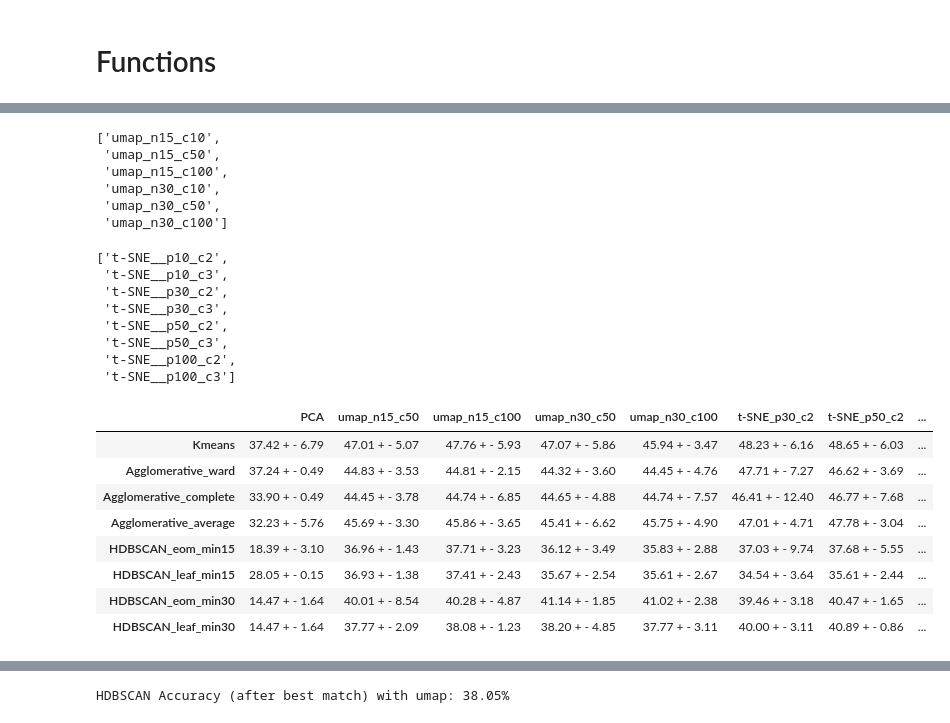
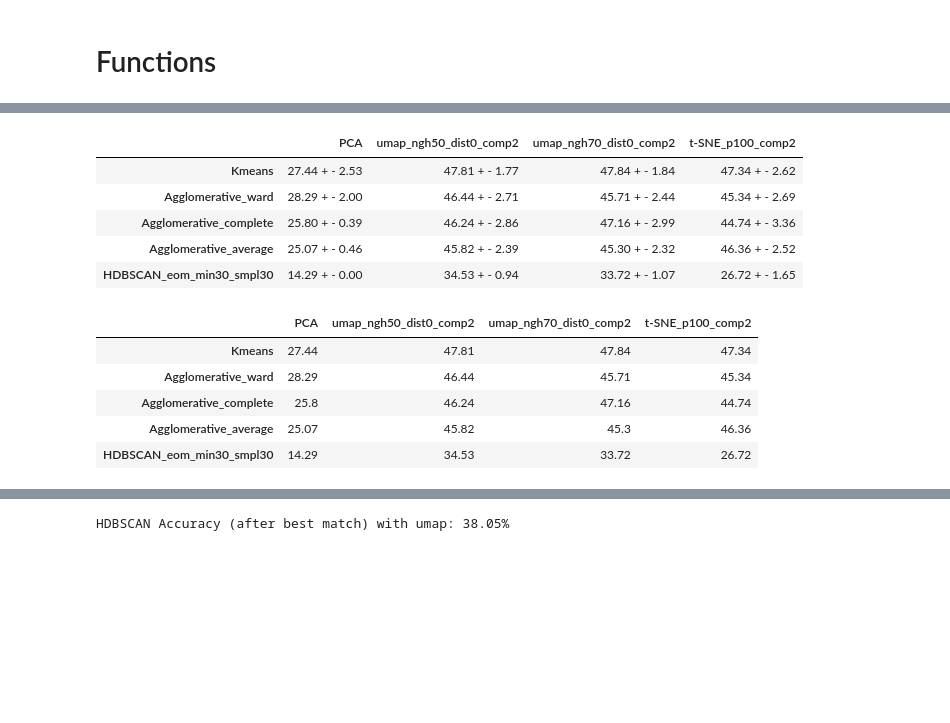
Before and after one commit to PulyaPolya/genres, a Jupyter notebook: ast_embedding_clustering.ipynb, the cells around one changed output, grey strips where cells are left out. Saved outputs shown, nothing was run; the diff lists cells and outputs as text; code cells hidden in the pictures; blank space fills up the shorter version.

```diff
--- a/ast_embedding_clustering.ipynb
+++ b/ast_embedding_clustering.ipynb
@@ -785,7 +785,0 @@ for i in tqdm(range(num_trials)):
-# %%
-
-n_components_umap = [ 10, 50, 100]
-reduction_names_umap = [ f"umap_c{str(elem)}" for elem in n_components_umap]
-n_neighbors_list_umap = [15, 30]
-reduction_names = [ f"{name}_n{str(n_n)}"  for name in reduction_names_umap for n_n in n_neighbors_list_umap]
-reduction_names
@@ -803,16 +786,18 @@ int(reduction_names[0].split("_")[1][1:])
 # %%
-def get_reduction_names(algorithm,n_components, n_neighbors = None, perplexities= None):
+def get_reduction_names(algorithm,n_components, n_neighbors = None, perplexities= None, min_dists = None):
     if algorithm == "umap":
-        reduction_names= [ f"{algorithm}_n{str(elem)}" for elem in n_neighbors]
+        reduction_names= [ f"{algorithm}_ngh{str(elem)}" for elem in n_neighbors]
+        reduction_names= [ f"{name}_dist{str(min_dist)}" for name in reduction_names for min_dist in min_dists]
     elif algorithm == "t-SNE":
         reduction_names= [ f"{algorithm}_p{str(elem)}" for elem in perplexities]
-    reduction_names = [ f"{name}_c{str(n_n)}"  for name in reduction_names for n_n in n_components]
+    reduction_names = [ f"{name}_comp{str(n_n)}"  for name in reduction_names for n_n in n_components]
     return reduction_names
 # %%
-def get_clustering_names (algorithm, linkages= None, selections = None, min_clusters= None):
+def get_clustering_names (algorithm, linkages= None, selections = None, min_clusters= None, min_samples = None):
     if algorithm == "Agglomerative":
         reduction_names =  [ f"{algorithm}_{linkage}" for linkage in linkages]
     elif algorithm == "HDBSCAN":
          reduction_names =  [ f"{algorithm}_{selection}" for selection in selections]
          reduction_names =   [ f"{name}_min{min_cluster}" for min_cluster in min_clusters for name in reduction_names]
+         reduction_names =   [ f"{name}_smpl{min_sample}" for min_sample in min_samples for name in reduction_names]
     return reduction_names
@@ -827,24 +804,3 @@ names[0].split("_")[2][3:]
-# %%
-reduction_names = get_reduction_names("umap", n_components=[ 10, 50, 100],  n_neighbors  =[15, 30])
-reduction_names
-# %% [output]
-['umap_n15_c10',
- 'umap_n15_c50',
- 'umap_n15_c100',
- 'umap_n30_c10',
- 'umap_n30_c50',
- 'umap_n30_c100']
-# %%
-get_reduction_names("t-SNE",n_components = [2, 3], perplexities=[ 10, 30, 50,100 ])
-# %% [output]
-['t-SNE__p10_c2',
- 't-SNE__p10_c3',
- 't-SNE__p30_c2',
- 't-SNE__p30_c3',
- 't-SNE__p50_c2',
- 't-SNE__p50_c3',
- 't-SNE__p100_c2',
- 't-SNE__p100_c3']
 # %%
 import pandas as pd
 from tqdm import tqdm
@@ -896,25 +855,40 @@ for i in tqdm(range(num_trials)):
             except Exception as e:
                 print(f"problems with method {algorithm}, {reduction}")
                 print(e)
+# %%
+reduction_names_new = [name for name in reduction_names if "dist0.5" not in name]
+df_averages = pd.DataFrame(index=algorithms_names, columns=reduction_names_new)
+for reduction in reduction_names_new:
+        for algorithm in algorithms_names:
+            scores = np.array(df.at[algorithm, reduction], dtype=float)
+            mean = "{:.2f}".format(np.mean(scores))
+            std ="{:.2f}".format(np.std(scores))
+            df_averages.at[algorithm, reduction] = f"{mean} + - {std}"#float(mean)#
+df_averages
+# %% [output]
+|  | PCA | umap_ngh50_dist0_comp2 | umap_ngh70_dist0_comp2 | t-SNE_p100_comp2 |
+| Kmeans | 27.44 + - 2.53 | 47.81 + - 1.77 | 47.84 + - 1.84 | 47.34 + - 2.62 |
+| Agglomerative_ward | 28.29 + - 2.00 | 46.44 + - 2.71 | 45.71 + - 2.44 | 45.34 + - 2.69 |
+| Agglomerative_complete | 25.80 + - 0.39 | 46.24 + - 2.86 | 47.16 + - 2.99 | 44.74 + - 3.36 |
+| Agglomerative_average | 25.07 + - 0.46 | 45.82 + - 2.39 | 45.30 + - 2.32 | 46.36 + - 2.52 |
+| HDBSCAN_eom_min30_smpl30 | 14.29 + - 0.00 | 34.53 + - 0.94 | 33.72 + - 1.07 | 26.72 + - 1.65 |
 # %%
-df_averages = pd.DataFrame(index=algorithms_names, columns=reduction_names)
-for reduction in reduction_names:
+reduction_names_new = [name for name in reduction_names if "dist0.5" not in name]
+df_averages = pd.DataFrame(index=algorithms_names, columns=reduction_names_new)
+for reduction in reduction_names_new:
         for algorithm in algorithms_names:
             scores = np.array(df.at[algorithm, reduction], dtype=float)
             mean = "{:.2f}".format(np.mean(scores))
-            var ="{:.2f}".format(np.var(scores))
-            df_averages.at[algorithm, reduction] =  f"{mean} + - {var}" #float(mean) # f"{mean} + - {var}"
+            std ="{:.2f}".format(np.std(scores))
+            df_averages.at[algorithm, reduction] = float(mean)# f"{mean} + - {std}"#float(mean)#
 df_averages
 # %% [output]
-|  | PCA | umap_n15_c50 | umap_n15_c100 | umap_n30_c50 | umap_n30_c100 | t-SNE_p30_c2 | t-SNE_p50_c2 | ... |
-| Kmeans | 37.42 + - 6.79 | 47.01 + - 5.07 | 47.76 + - 5.93 | 47.07 + - 5.86 | 45.94 + - 3.47 | 48.23 + - 6.16 | 48.65 + - 6.03 | ... |
-| Agglomerative_ward | 37.24 + - 0.49 | 44.83 + - 3.53 | 44.81 + - 2.15 | 44.32 + - 3.60 | 44.45 + - 4.76 | 47.71 + - 7.27 | 46.62 + - 3.69 | ... |
-| Agglomerative_complete | 33.90 + - 0.49 | 44.45 + - 3.78 | 44.74 + - 6.85 | 44.65 + - 4.88 | 44.74 + - 7.57 | 46.41 + - 12.40 | 46.77 + - 7.68 | ... |
-| Agglomerative_average | 32.23 + - 5.76 | 45.69 + - 3.30 | 45.86 + - 3.65 | 45.41 + - 6.62 | 45.75 + - 4.90 | 47.01 + - 4.71 | 47.78 + - 3.04 | ... |
-| HDBSCAN_eom_min15 | 18.39 + - 3.10 | 36.96 + - 1.43 | 37.71 + - 3.23 | 36.12 + - 3.49 | 35.83 + - 2.88 | 37.03 + - 9.74 | 37.68 + - 5.55 | ... |
-| HDBSCAN_leaf_min15 | 28.05 + - 0.15 | 36.93 + - 1.38 | 37.41 + - 2.43 | 35.67 + - 2.54 | 35.61 + - 2.67 | 34.54 + - 3.64 | 35.61 + - 2.44 | ... |
-| HDBSCAN_eom_min30 | 14.47 + - 1.64 | 40.01 + - 8.54 | 40.28 + - 4.87 | 41.14 + - 1.85 | 41.02 + - 2.38 | 39.46 + - 3.18 | 40.47 + - 1.65 | ... |
-| HDBSCAN_leaf_min30 | 14.47 + - 1.64 | 37.77 + - 2.09 | 38.08 + - 1.23 | 38.20 + - 4.85 | 37.77 + - 3.11 | 40.00 + - 3.11 | 40.89 + - 0.86 | ... |
+|  | PCA | umap_ngh50_dist0_comp2 | umap_ngh70_dist0_comp2 | t-SNE_p100_comp2 |
+| Kmeans | 27.44 | 47.81 | 47.84 | 47.34 |
+| Agglomerative_ward | 28.29 | 46.44 | 45.71 | 45.34 |
+| Agglomerative_complete | 25.8 | 46.24 | 47.16 | 44.74 |
+| Agglomerative_average | 25.07 | 45.82 | 45.3 | 46.36 |
+| HDBSCAN_eom_min30_smpl30 | 14.29 | 34.53 | 33.72 | 26.72 |
 # %%
 df_averages.mean()
 # %% [output]
```
Also changed, not shown: parts of 30 cells of this notebook.
